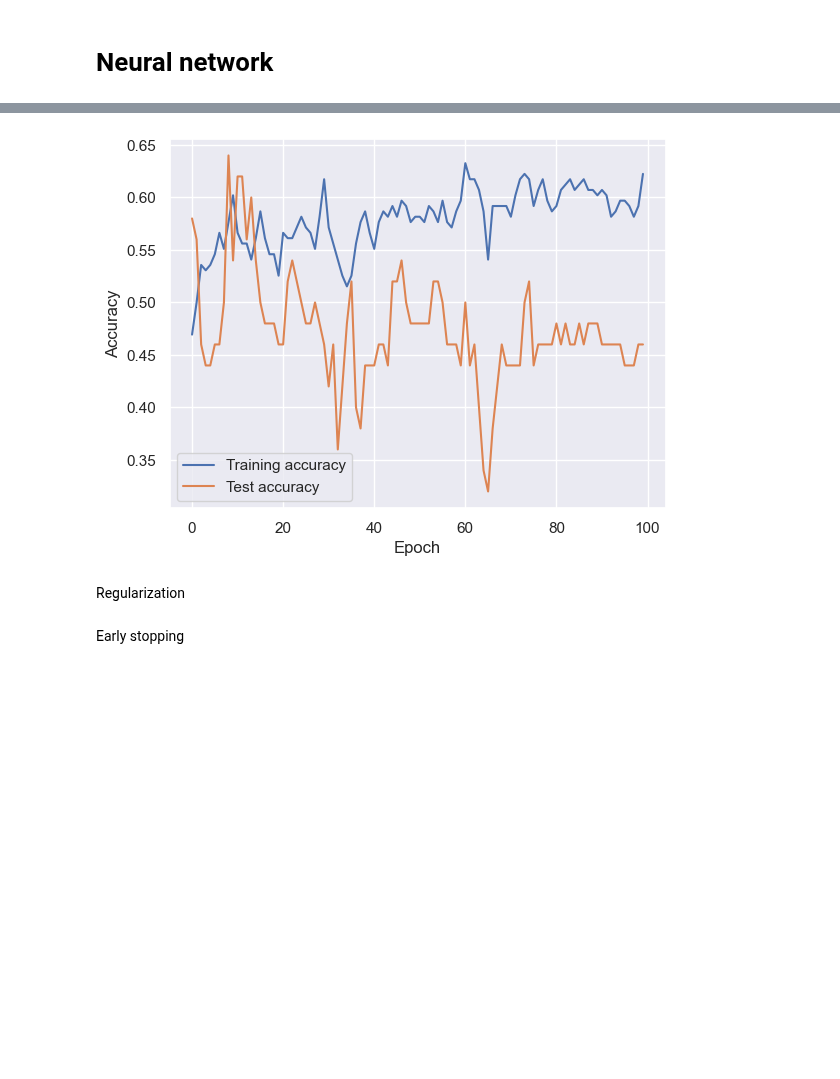
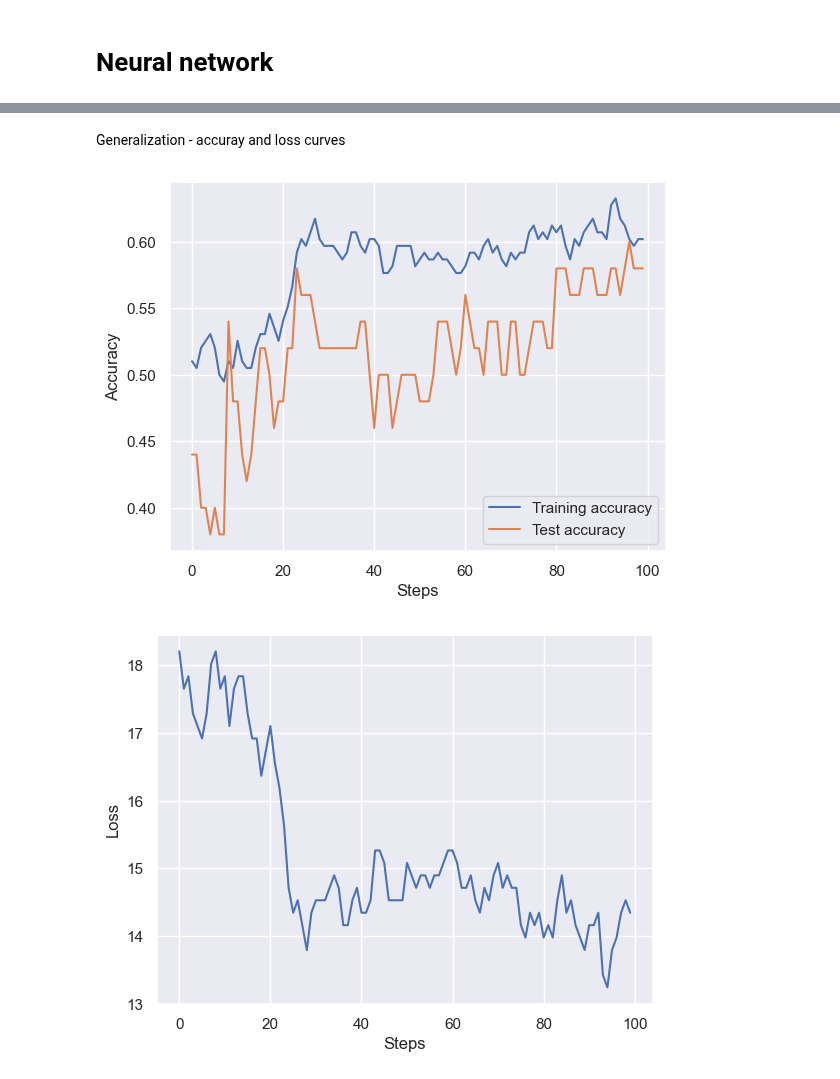
Before and after one commit to ecmbuijsman/TM10007_ML, a Jupyter notebook: assignment.ipynb, the cells around one changed output, grey strips where cells are left out. Cells and saved outputs as stored; diff of their text form; code cells hidden in the pictures; blank space fills up the shorter version.

Commit message:
added randomized search on NN and cleaned the code

```diff
--- a/assignment.ipynb
+++ b/assignment.ipynb
@@ -326,23 +234,0 @@ Loss curves for different learning rates
-# %%
-for learning_rate in [0.001, 0.01, 0.1, 0.5]:
-
-    print(f"Training with learning rate {learning_rate}")
-    ## To prevent very long waiting times, we set a maximum number of iterations
-    mlp = MLPClassifier(
-        hidden_layer_sizes=(40,40,40),
-        max_iter=100,
-        #alpha=1e-4,
-        #solver="sgd",
-        #random_state=1,
-        learning_rate_init=learning_rate
-    )
-    mlp.fit(X_train, y_train)
-
-    print("Training set score: %f" % mlp.score(X_train, y_train))
-    print("Test set score: %f" % mlp.score(X_test, y_test))
-
-    plt.plot(mlp.loss_curve_, label=f'lr = {learning_rate}')
-    plt.xlabel('Epochs')
-    plt.ylabel('Loss')
-plt.legend()
-plt.show()
@@ -365,32 +284,31 @@ Generalization - see accuracy and check for overfitting ( er is niet echt een mo
+# %% [markdown]
+Generalization - accuray and loss curves
 # %%
 import numpy as np
-mlp = MLPClassifier(
-    hidden_layer_sizes=(40,40,40),
-    #random_state=1,
-    learning_rate_init=0.01
-)
+from sklearn.neural_network import MLPClassifier
+mlp = MLPClassifier(solver= 'adam', learning_rate_init= 0.001, hidden_layer_sizes= (40, 40), early_stopping= False, alpha= 0.001)
 
-# The MLPClassifier doesn't automatically log the accuracies during training,
-# so we will step through the optimization manually and log the performance
-# at each step.
+
 train_scores = []
 test_scores = []
 n = 100
 
 for i in range(0,n):
     mlp.partial_fit(X_train, y_train, np.unique(y_train))
     train_scores.append(mlp.score(X_train, y_train))
     test_scores.append(mlp.score(X_test, y_test))
 
 plt.plot(train_scores, label='Training accuracy')
 plt.plot(test_scores, label='Test accuracy')
-plt.xlabel('Epoch')
+plt.xlabel('Steps')
 plt.ylabel('Accuracy')
 plt.legend()
 plt.show()
+
+plt.plot(mlp.loss_curve_, label='loss curve')
+plt.xlabel('Steps')
+plt.ylabel('Loss')
+plt.show()
 # %% [output]
-[figure, old version]
+[figure, new version]
+[figure, added]
-# %% [markdown]
-Regularization
-# %% [markdown]
-Early stopping
```
Also changed, not shown: parts of 9 cells of this notebook.
